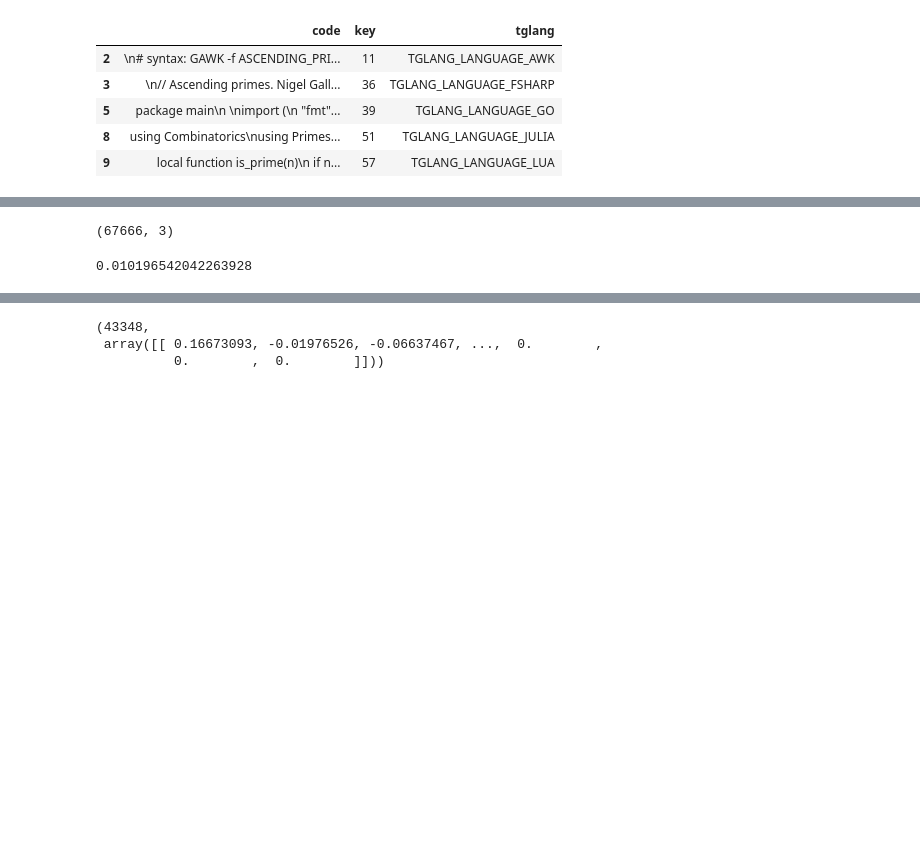
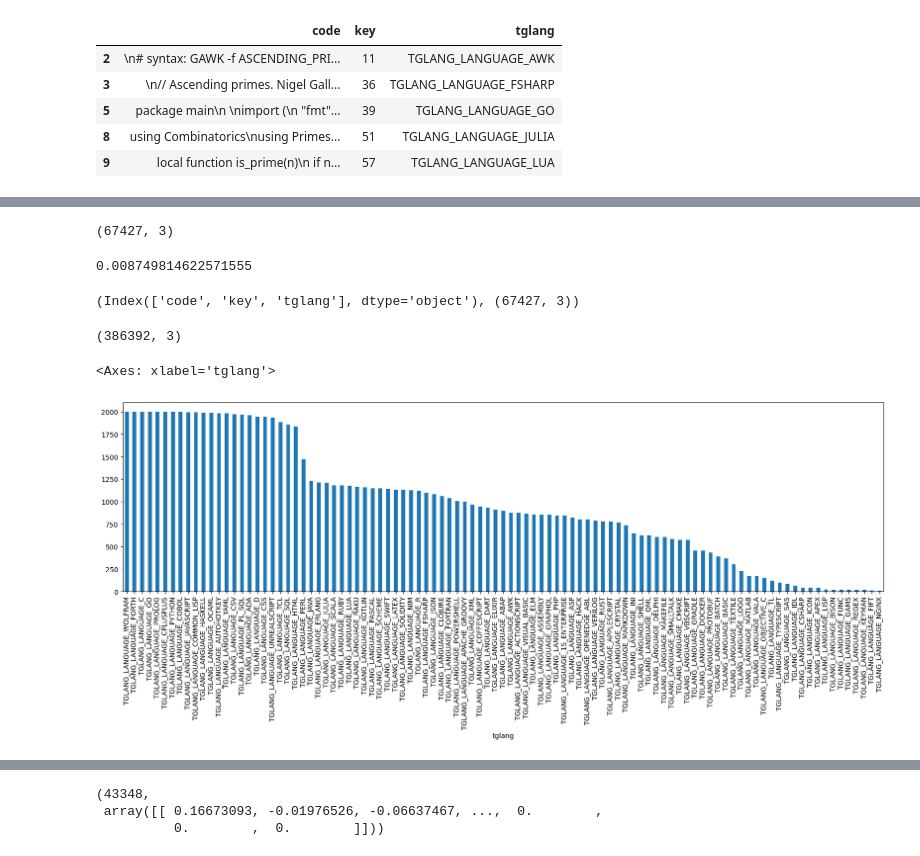
Before and after one commit to fedorovplaton/telegram-ML-Competition-2023, a Jupyter notebook: log_reg.ipynb, the cells around one changed output, grey strips where cells are left out. Cells and saved outputs as stored; diff of their text form; code cells hidden in the pictures; blank space fills up the shorter version.

```diff
--- a/log_reg.ipynb
+++ b/log_reg.ipynb
@@ -1,7 +1,7 @@
 # %%
 import pandas as pd
 # %%
-data = pd.read_parquet("datasets/final/dataset_v0.parquet")
+data = pd.read_parquet("datasets/final/dataset_v2.parquet")
 # %%
 data.head()
 # %% [output]
@@ -17,7 +17,7 @@ used_keys = list(
         lambda x: x[0],
         filter(
             lambda x: x[1] >= 2,
-            ((key, value) for key, value in df["key"].value_counts().items())
+            ((key, value) for key, value in data["key"].value_counts().items())
         )
     )
 )
@@ -29,7 +29,7 @@ len(used_keys)
 data = data[data["key"].isin(used_keys)]
 data.shape
 # %% [output]
-(67666, 3)
+(67427, 3)
 # %%
 from sklearn.metrics import accuracy_score
 from sklearn.model_selection import train_test_split
@@ -56,7 +56,75 @@ y_predict = random_model.predict(X_test)
 
 accuracy_score(y_test, y_predict)
 # %% [output]
-0.010196542042263928
+0.008749814622571555
+# %%
+"""
+    Надо бы засемплировать кусочки
+"""
+data.columns, data.shape
+# %% [output]
+(Index(['code', 'key', 'tglang'], dtype='object'), (67427, 3))
 # %%
-small_data = data.copy()
-small_data["code"] = small_data["code"].map(lambda x: x[:4096])
+snippets_cols = ["code", "tglang", "target"]
+snippets_data = []
+
+for row_idx, row in data.reset_index().iterrows():
+    code = row["code"].strip()
+    tglang = row["tglang"]
+    target = row["key"]
+
+    code_lines = code.split("\n")
+
+    tmp_idx = 0
+    tmp_snippet = []
+    tmp_chars = 0
+
+    for line_idx, line in enumerate(code_lines):
+        line_chars = len(line)
+
+        if tmp_chars + line_chars > 4096:
+            snippets_data.append(
+                [
+                    "\n".join(tmp_snippet),
+                    tglang,
+                    target
+                ]
+            )
+
+            tmp_snippet = [line]
+            tmp_chars   = line_chars
+            tmp_idx     = line_idx
+        else:
+            tmp_snippet.append(line)
+            tmp_chars += line_chars
+
+    snippets_data.append(
+        [
+            "\n".join(code_lines[tmp_idx:]),
+            tglang,
+            target
+        ]
+    )
+
+snippets = pd.DataFrame(snippets_data, columns=snippets_cols)
+snippets.shape
+# %% [output]
+(386392, 3)
+# %%
+def custom_sampling(group):
+    k = 2000
+
+    if group.shape[0] > k:
+        return group.sample(n=k, random_state=137, replace=False)
+    return group.sample(n=k, random_state=137, replace=True)
+
+snippets_smapled = snippets[snippets["code"] != ""]
+snippets_smapled = snippets_smapled\
+    .groupby(["tglang", "target"])\
+    .apply(custom_sampling)\
+    .drop_duplicates()
+
+snippets_smapled["tglang"].value_counts().plot(kind='bar', figsize = (20,5))
+# %% [output]
+<Axes: xlabel='tglang'>
+[figure, added]
```
Also changed, not shown: parts of 19 cells of this notebook, 2 other files.
